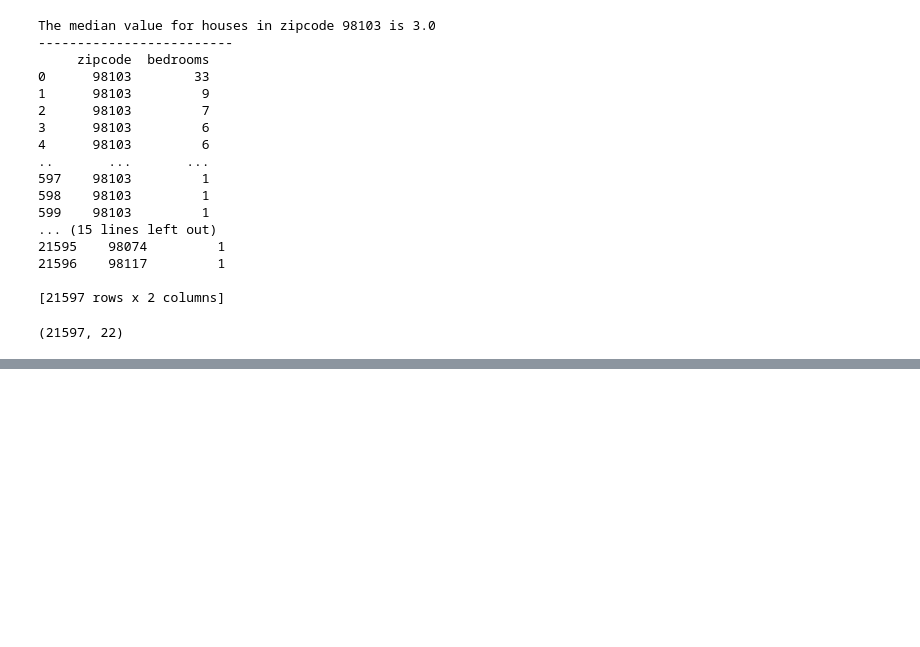
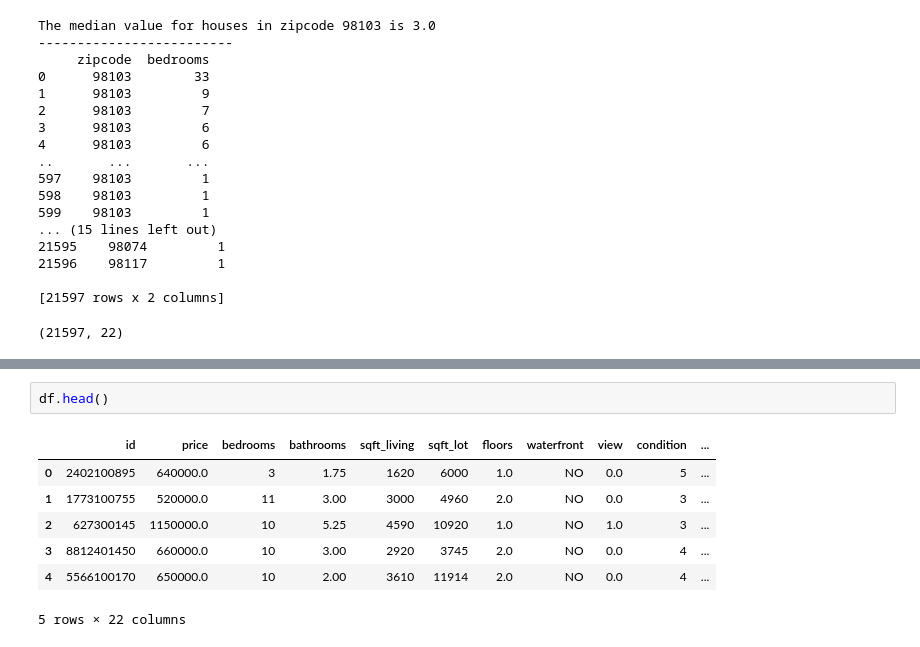
Before and after one commit to Bennie-Kibet/Phase-2-project, a Jupyter notebook: index.ipynb, the cells around one changed output, grey strips where cells are left out. Cells and saved outputs as stored; diff of their text form; blank space fills up the shorter version.

```diff
--- a/index.ipynb
+++ b/index.ipynb
@@ -577,0 +646,10 @@ The median value for houses in zipcode 98103 is 3.0
+# %%
+df.head()
+# %% [output]
+|  | id | price | bedrooms | bathrooms | sqft_living | sqft_lot | floors | waterfront | view | condition | ... |
+| 0 | 2402100895 | 640000.0 | 3 | 1.75 | 1620 | 6000 | 1.0 | NO | 0.0 | 5 | ... |
+| 1 | 1773100755 | 520000.0 | 11 | 3.00 | 3000 | 4960 | 2.0 | NO | 0.0 | 3 | ... |
+| 2 | 627300145 | 1150000.0 | 10 | 5.25 | 4590 | 10920 | 1.0 | NO | 1.0 | 3 | ... |
+| 3 | 8812401450 | 660000.0 | 10 | 3.00 | 2920 | 3745 | 2.0 | NO | 0.0 | 4 | ... |
+| 4 | 5566100170 | 650000.0 | 10 | 2.00 | 3610 | 11914 | 2.0 | NO | 0.0 | 4 | ... |
+5 rows × 22 columns
```
Also changed, not shown: parts of 6 cells of this notebook.
